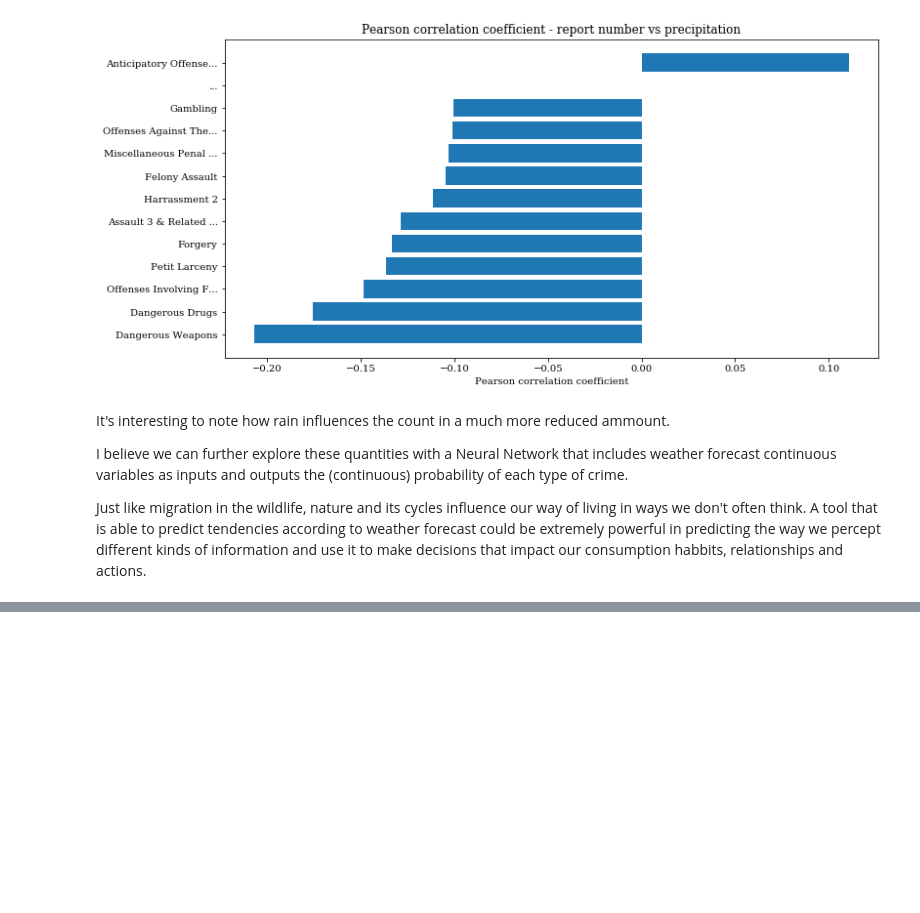
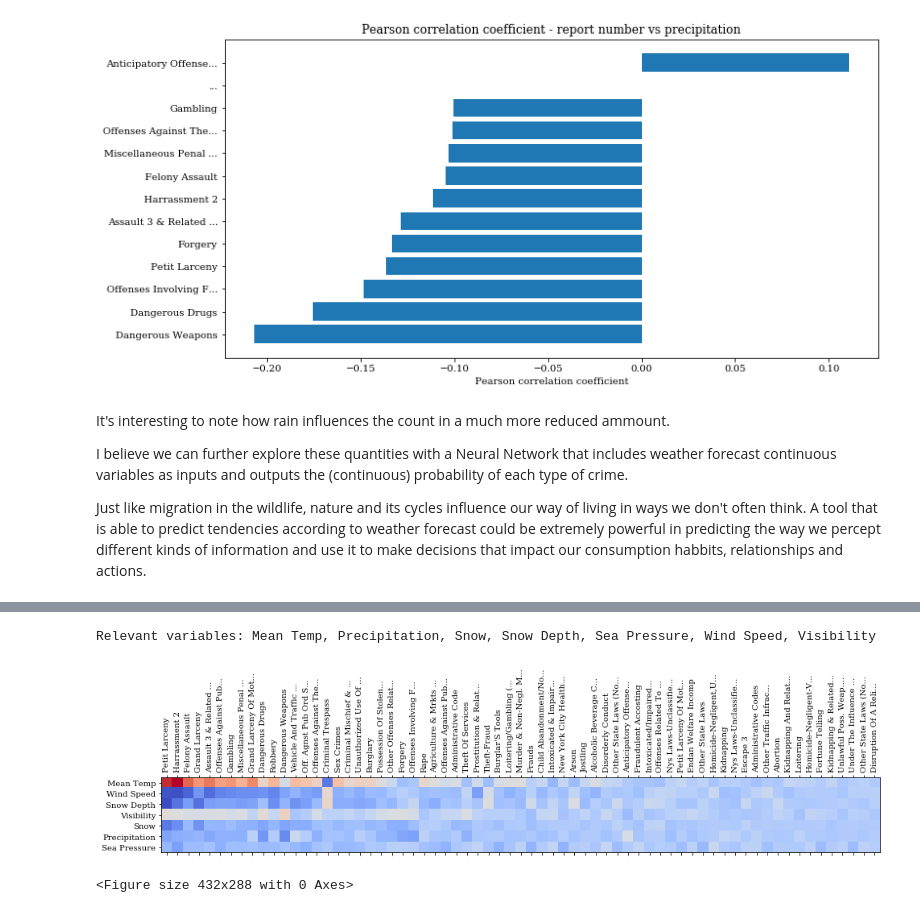
Before and after one commit to miguelsmatos/dataincubator-project, a Jupyter notebook: dataIncubator-miguel-project.ipynb, the cells around one changed output, grey strips where cells are left out. Cells and saved outputs as stored; diff of their text form; code cells hidden in the pictures; blank space fills up the shorter version.

Commit message:
Final pre-interview files
Last modifications including a more detailed analysis into different weather parameters.

```diff
--- a/dataIncubator-miguel-project.ipynb
+++ b/dataIncubator-miguel-project.ipynb
@@ -203,0 +208,4 @@ Just like migration in the wildlife, nature and its cycles influence our way of
+# %%
+# gething all available variables
+allWeatherVariables = weatherDf.columns
+print(allWeatherVariables)
@@ -203,0 +220,40 @@ Just like migration in the wildlife, nature and its cycles influence our way of
+# %%
+# getting relevant variables
+relevantWeatherVariables = [each for each in allWeatherVariables if not 'record' in each and not ('temp' in each and not 'mean' in each) and not ('average' in each) and not ('gust' in each) and not ('max_wind' in each)]
+relevantLabels = [each.replace('_',' ').replace('actual ','').title() for each in relevantWeatherVariables]
+print('Relevant variables:',', '.join(relevantLabels))
+# %% [output]
+Relevant variables: Mean Temp, Precipitation, Snow, Snow Depth, Sea Pressure, Wind Speed, Visibility
+# %%
+# compute correlation coefficients matrix
+crossedDependencyMatrix = []
+
+relevantWeatherHistory = [[weatherDf[weatherVariable][day] for day in crimesDateAux] for weatherVariable in relevantWeatherVariables]
+
+for column in crimesPerType:
+    averageValue        = crimesPerType[column].mean()
+    totalValues         = crimesPerType[column].values
+    crossedDependency   = np.corrcoef([totalValues] + relevantWeatherHistory)
+    crossedDependencyMatrix.append(crossedDependency[0,1:])
+
+# total crime per day
+totalDependency = np.corrcoef([crimesPerDate] + relevantWeatherHistory)[0,1:]
+
+# from list to matrix
+crossedDependencyMatrix = np.vstack(crossedDependencyMatrix).T
+
+# attempt to get some order into the variables
+averageCorrelations = np.average(np.abs(crossedDependencyMatrix),axis=0)
+isort = averageCorrelations.argsort()[::-1]
+averageCorrelations = np.average(np.abs(crossedDependencyMatrix),axis=1)
+jsort = averageCorrelations.argsort()[::-1]
+
+plt.matshow(crossedDependencyMatrix[:,isort][jsort,:],cmap='coolwarm')
+plt.xticks(range(len(labels)),np.array(labels)[isort],rotation='vertical')
+plt.yticks(range(len(relevantLabels)),np.array(relevantLabels)[jsort])
+plt.show()
+figureName = 'fig5_crimetype-vs-weatherfactors-nyc.png'
+plt.savefig(figureName, bbox_inches='tight', dpi=600)
+# %% [output]
+[figure, added]
+<Figure size 432x288 with 0 Axes>
```
Also changed, not shown: parts of 6 cells of this notebook, 7 other files.
